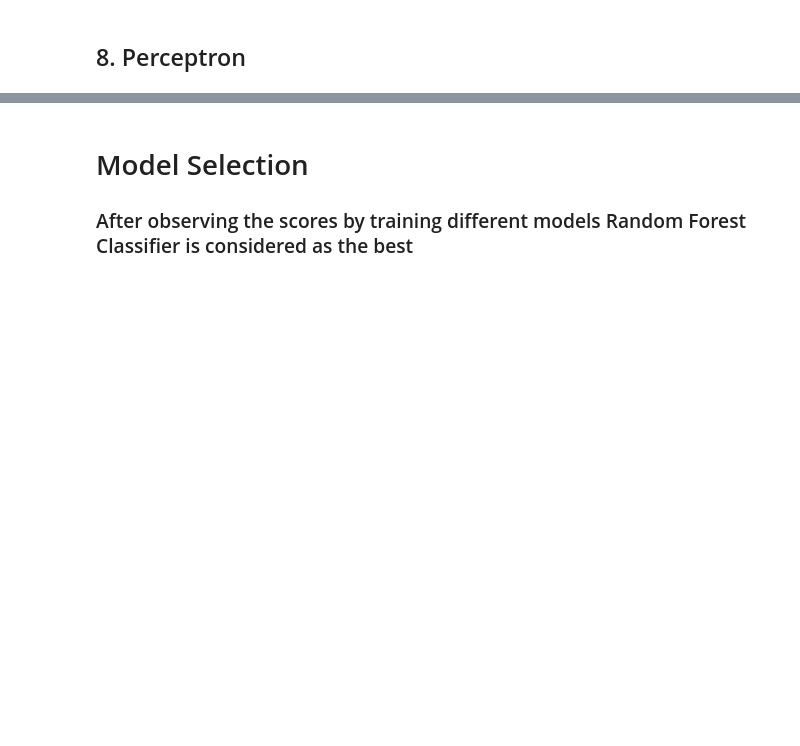
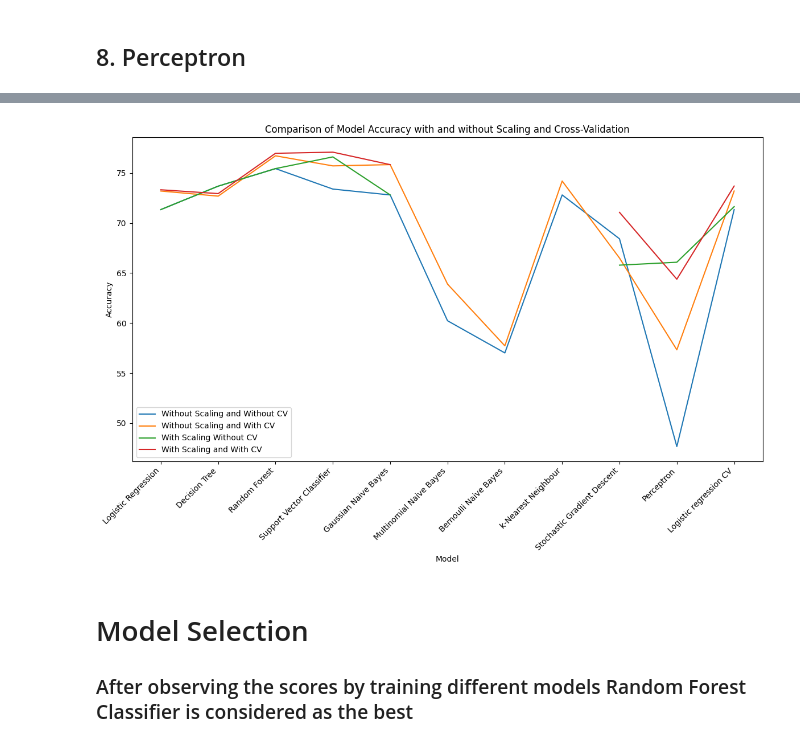
Before and after one commit to CaptainDevon/SRM-MINOR-PROJECT, a Jupyter notebook: PlacementPredictorUsingMachineLearning.ipynb, the cells around one changed output, grey strips where cells are left out. Saved outputs shown, nothing was run; the diff lists cells and outputs as text; code cells hidden in the pictures; blank space fills up the shorter version.

```diff
--- a/PlacementPredictorUsingMachineLearning.ipynb
+++ b/PlacementPredictorUsingMachineLearning.ipynb
@@ -490,7 +566,0 @@ With Scaling and With CV:  0.6541139240506328
-# %%
-from sklearn.naive_bayes import CategoricalNB
-classifier = CategoricalNB()
-
-classifier.fit(X_train,y_train)
-y_pred = classifier.predict(X_test)
-print("Without Scaling and CV: ",accuracy_score(y_test,y_pred))
@@ -575,14 +692,28 @@ classifier = LogisticRegressionCV(cv=5, random_state=0)
 # Without Scaling
 classifier.fit(X_train,y_train)
 y_pred = classifier.predict(X_test)
-print("Without Scaling and CV: ",accuracy_score(y_test,y_pred))
+without_scaling_no_cv=accuracy_score(y_test,y_pred)
+print("Without Scaling and Without CV: ",without_scaling_no_cv)
 scores = cross_val_score(classifier, X_train, y_train, cv=10)
-print("Without Scaling and With CV: ",scores.mean())
+without_scaling_with_cv=scores.mean()
+print("Without Scaling and With CV: ",without_scaling_with_cv)
+
+comparativeStudyTable.loc[10] = [None] * len(comparativeStudyTable.columns)
+
+comparativeStudyTable.loc[10,'Model']='Logistic regression CV'
+comparativeStudyTable.loc[10,'Without Scaling and Without CV']=without_scaling_no_cv*100
+comparativeStudyTable.loc[10,'Without Scaling and With CV']=without_scaling_with_cv*100
 
 # With Scaling
 classifier.fit(X_train_scale,y_train)
 y_pred = classifier.predict(X_test_scale)
-print("With Scaling and Without CV: ",accuracy_score(y_test,y_pred))
+with_scaling_no_cv=accuracy_score(y_test,y_pred)
+print("With Scaling and Without CV: ",with_scaling_no_cv)
 scores = cross_val_score(classifier, X_train_scale, y_train, cv=10)
-print("With Scaling and With CV: ",scores.mean())
+with_scaling_with_cv= scores.mean()
+print("With Scaling and With CV: ",with_scaling_with_cv)
+
+comparativeStudyTable.loc[10,'With Scaling Without CV']=with_scaling_no_cv*100
+comparativeStudyTable.loc[10,'With Scaling and With CV']=with_scaling_with_cv*100
+comparativeStudyTable
 # %% [output]
@@ -600,3 +736,20 @@ With Scaling and With CV:  0.7182753164556962
+# %%
+fig, ax = plt.subplots(figsize=(12, 8))
+for column in comparativeStudyTable.columns[1:]:
+    ax.plot(comparativeStudyTable['Model'], comparativeStudyTable[column], label=column)
+
+# Customize the plot
+ax.set_xlabel('Model')
+ax.set_ylabel('Accuracy')
+ax.set_title('Comparison of Model Accuracy with and without Scaling and Cross-Validation')
+ax.legend()
+plt.xticks(rotation=45, ha='right')  # Rotate x-axis labels for better readability
+
+# Show the plot
+plt.tight_layout()
+plt.show()
+# %% [output]
+[figure, added]
 # %% [markdown]
 # Model Selection
 ### After observing the scores by training different models Random Forest Classifier is considered as the best
```
Also changed, not shown: parts of 21 cells of this notebook, 3 other files.
